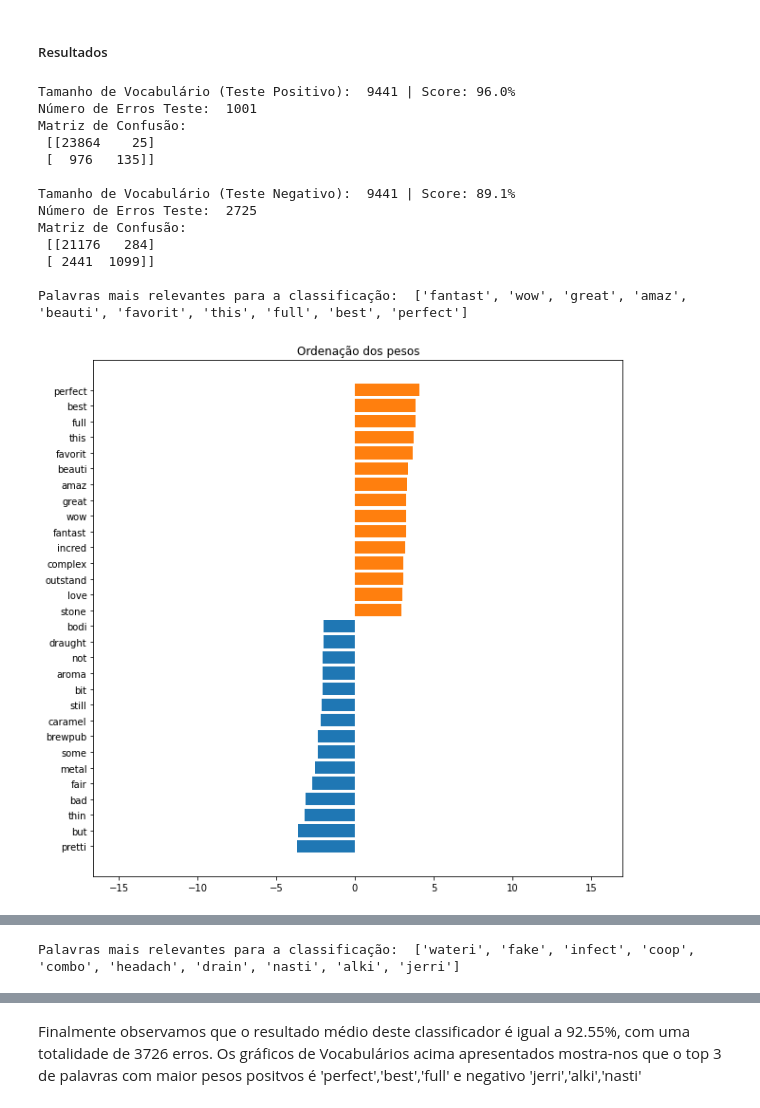
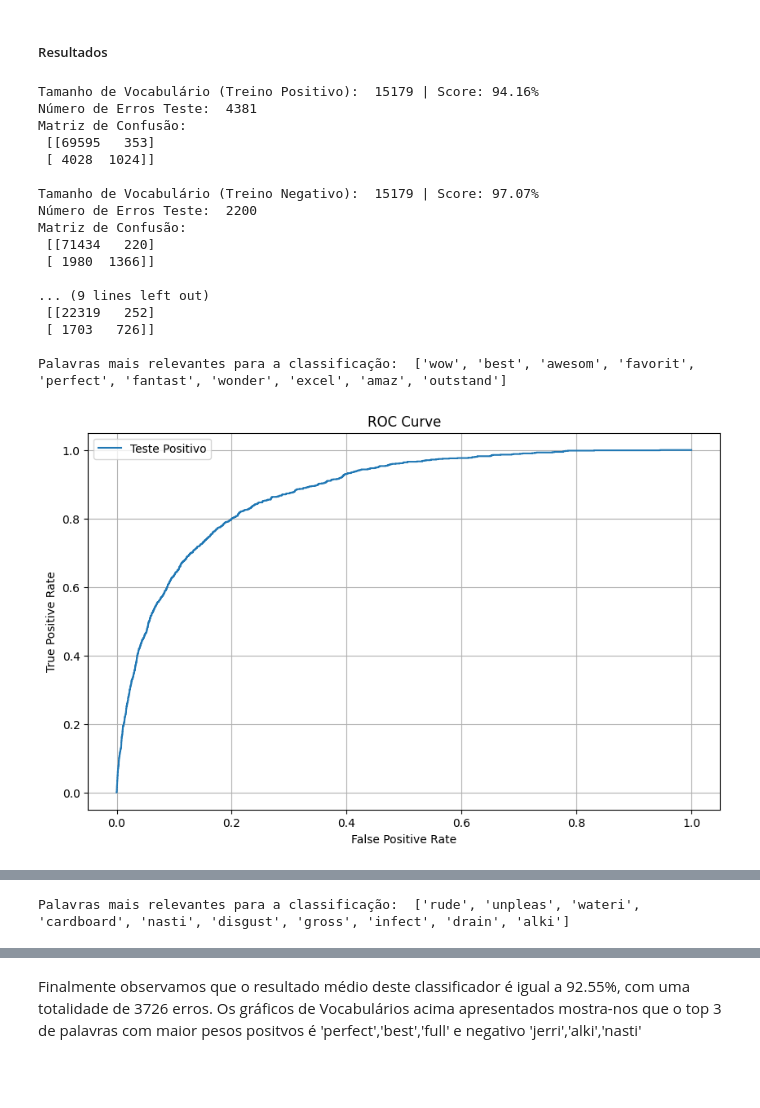
Before and after one commit to DuarteGoncalves04/aa-repo, a Jupyter notebook: Projeto/A46484.ipynb, the cells around one changed output, grey strips where cells are left out. Saved outputs shown, nothing was run; the diff lists cells and outputs as text; code cells hidden in the pictures; blank space fills up the shorter version.

```diff
--- a/Projeto/A46484.ipynb
+++ b/Projeto/A46484.ipynb
@@ -465,6 +462,16 @@ def Results(tokens,svm,X,overallB,type):
     print('Número de Erros Teste: ', np.sum(overallB != svm.predict(X)))
     print("Matriz de Confusão: \n", confusion_matrix(overallB, svm.predict(X)),"\n")
 
+def RocCurve(svm,X,overallB,type):
+    fpr, tpr, thresholds = roc_curve(overallB, svm.decision_function(X))
+    plt.figure(figsize=(10, 6))
+    plt.plot(fpr, tpr, label=type)
+    plt.xlabel('False Positive Rate')
+    plt.ylabel('True Positive Rate')
+    plt.title('ROC Curve')
+    plt.legend()
+    plt.grid()
+
 
 def Vocabulary(svm):
     w = svm.coef_.squeeze()
@@ -523,8 +530,8 @@ def dataBin_reformed(data):
 Docs_train, overall_train,_,_ = DeconstructDict(loadFile('Dados/rateBeer75Ktrain'))
 Docs_test, overall_test,_,_ = DeconstructDict(loadFile('Dados/rateBeer25Ktest'))
 
-overallB_train_pos, overallB_train_neg = dataBin_reformed(overall_train)[0], dataBin_reformed(overall_train)[1]
-overallB_test_pos, overallB_test_neg = dataBin_reformed(overall_test)[0], dataBin_reformed(overall_test)[1]
+overallB_train_pos, overallB_train_neg = dataBin_reformed(overall_train)
+overallB_test_pos, overallB_test_neg = dataBin_reformed(overall_test)
 
 Docs_train_cleaned = textCleaning(Docs_train)
 Docs_test_cleaned = textCleaning(Docs_test)
@@ -678,24 +690,41 @@ RL_Classifier(X2,overallB_test_neg, 'l1', 1.5, 'modeloRL_test_neg')
+# %%
+def RL_Classifier(X_train,y_train, p, c, filepath, s='liblinear'):
+    dl = LogisticRegression(penalty=p, C=c, random_state=42, solver = s ,max_iter=5000).fit(X_train,y_train)
+    saveFile("Dados/"+filepath, dl)
+
+RL_Classifier(X1,overallB_train_pos, 'l2', 1.5, 'bin/rl/modeloRL_train_pos')
+RL_Classifier(X1,overallB_train_neg, 'l2', 4.5, 'bin/rl/modeloRL_train_neg')
+rl_ts_pos = loadFile("Dados/bin/rl/modeloRL_train_pos")
+rl_ts_neg = loadFile("Dados/bin/rl/modeloRL_train_neg")
 # %% [markdown]
 ##### Resultados
 # %%
-rl_ts_pos = loadFile("Dados/bin/rl/modeloRL_test_pos")
-rl_ts_neg = loadFile("Dados/bin/rl/modeloRL_test_neg")
+Results(tokens_train,rl_ts_pos,X1,overallB_train_pos,"Treino Positivo")
+Results(tokens_train,rl_ts_neg,X1,overallB_train_neg,"Treino Negativo")
 Results(tokens_test,rl_ts_pos,X2,overallB_test_pos,"Teste Positivo")
 Results(tokens_test,rl_ts_neg,X2,overallB_test_neg,"Teste Negativo")
+
+RocCurve(rl_ts_pos,X2,overallB_test_pos,"Teste Positivo")
+RocCurve(rl_ts_neg,X2,overallB_test_neg,"Teste Negativo")
+
 Vocabulary(rl_ts_pos)
 Vocabulary(rl_ts_neg)
 # %% [output]
-Tamanho de Vocabulário (Teste Positivo):  9441 | Score: 96.0%
-Número de Erros Teste:  1001
+Tamanho de Vocabulário (Treino Positivo):  15179 | Score: 94.16%
+Número de Erros Teste:  4381
 Matriz de Confusão:
- [[23864    25]
- [  976   135]]
+ [[69595   353]
+ [ 4028  1024]]
 
-Tamanho de Vocabulário (Teste Negativo):  9441 | Score: 89.1%
-Número de Erros Teste:  2725
+Tamanho de Vocabulário (Treino Negativo):  15179 | Score: 97.07%
+Número de Erros Teste:  2200
 Matriz de Confusão:
- [[21176   284]
- [ 2441  1099]]
+ [[71434   220]
+ [ 1980  1366]]
 
-Palavras mais relevantes para a classificação:  ['fantast', 'wow', 'great', 'amaz', 'beauti', 'favorit', 'this', 'full', 'best', 'perfect']
+... (9 lines left out)
+ [[22319   252]
+ [ 1703   726]]
+
+Palavras mais relevantes para a classificação:  ['wow', 'best', 'awesom', 'favorit', 'perfect', 'fantast', 'wonder', 'excel', 'amaz', 'outstand']
-[figure, old version]
+[figure, new version]
@@ -702 +733 @@ Palavras mais relevantes para a classificação:  ['fantast', 'wow', 'great', 'a
-Palavras mais relevantes para a classificação:  ['wateri', 'fake', 'infect', 'coop', 'combo', 'headach', 'drain', 'nasti', 'alki', 'jerri']
+Palavras mais relevantes para a classificação:  ['rude', 'unpleas', 'wateri', 'cardboard', 'nasti', 'disgust', 'gross', 'infect', 'drain', 'alki']
```
Also changed, not shown: parts of 39 cells of this notebook, 19 other files.
